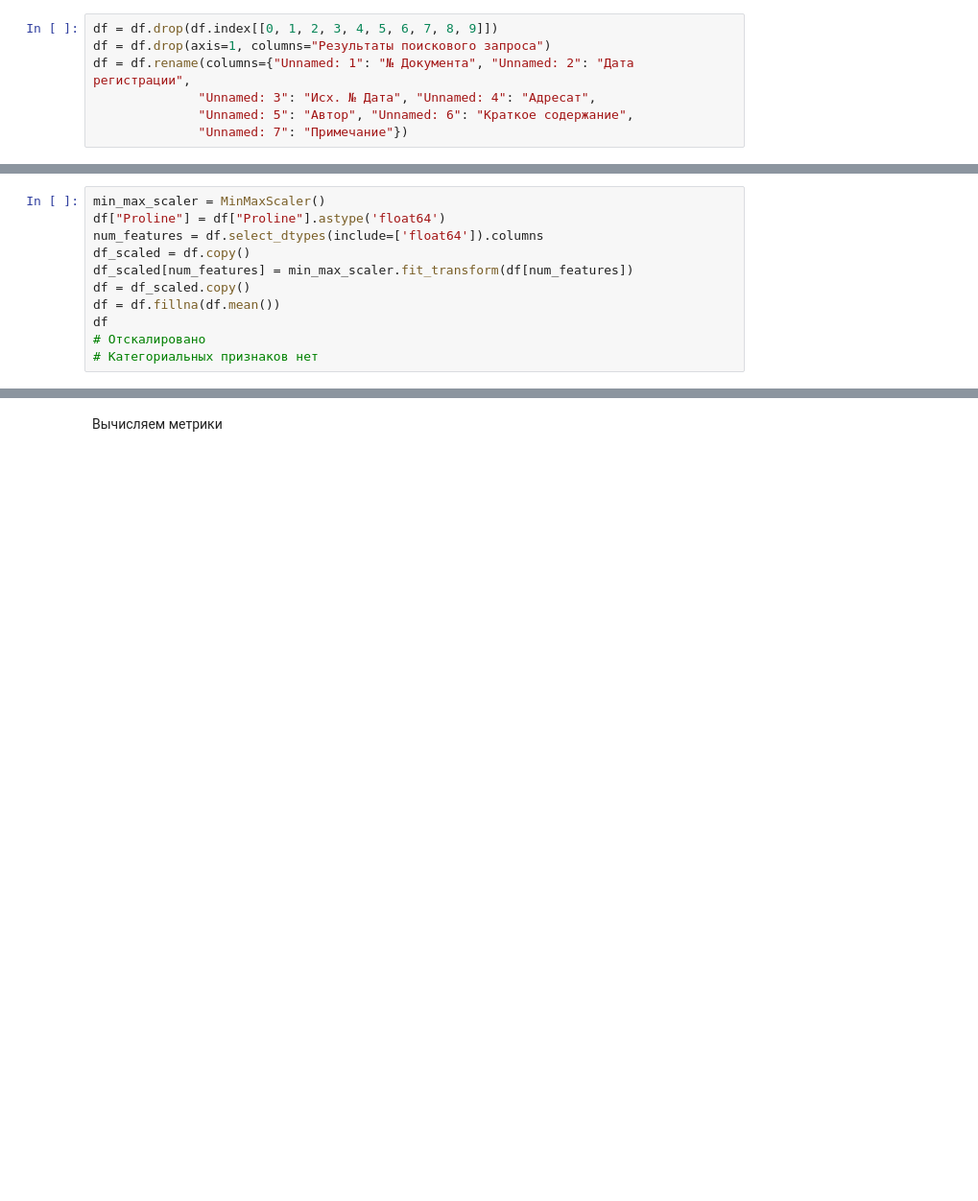
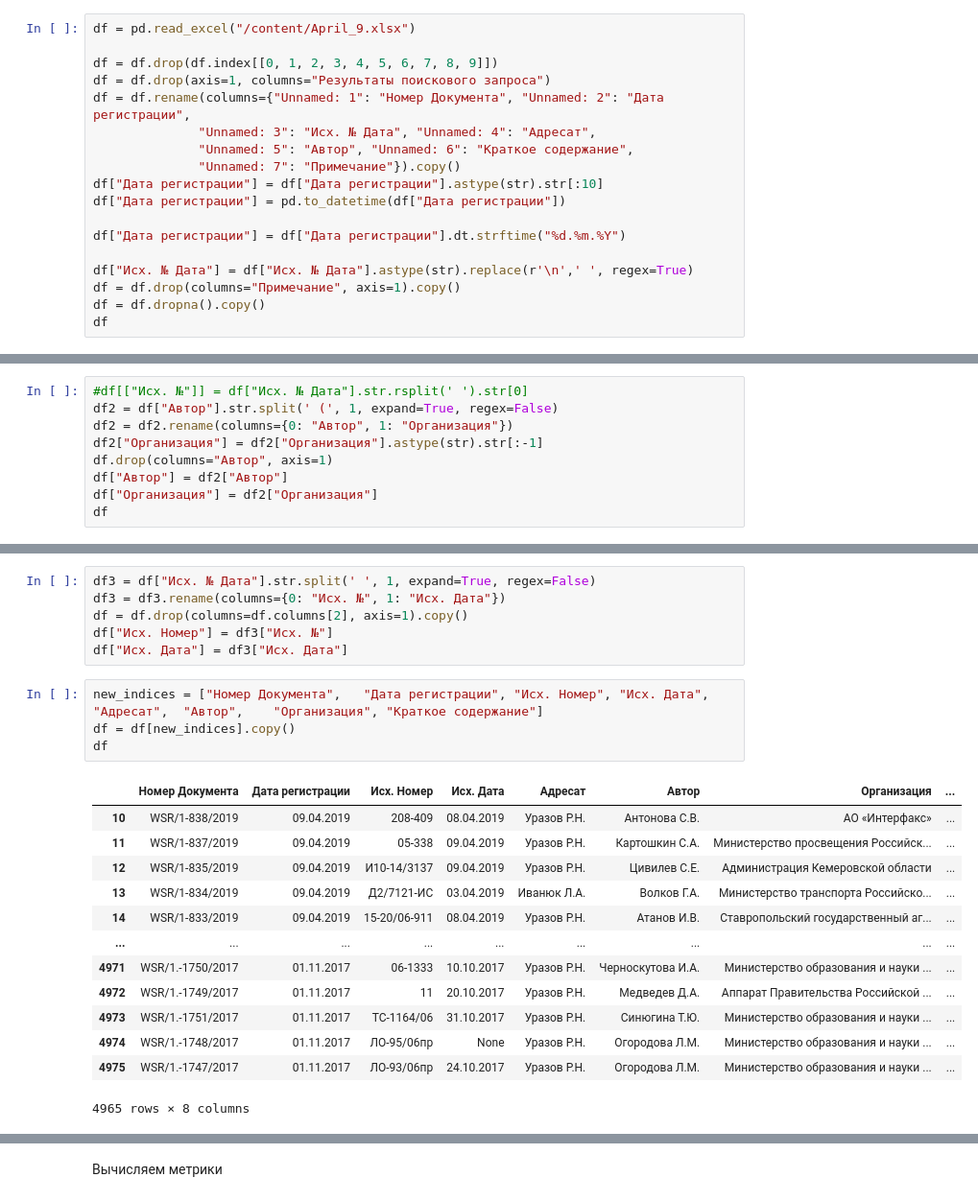
Before and after one commit to YLysov0017/Pproject, a Jupyter notebook: EXAMNE.ipynb, the cells around one changed output, grey strips where cells are left out. Shown at 96% size. Saved outputs shown, nothing was run; the diff lists cells and outputs as text; blank space fills up the shorter version.

```diff
--- a/EXAMNE.ipynb
+++ b/EXAMNE.ipynb
@@ -60,7 +66,18 @@ df
 # %%
+df = pd.read_excel("/content/April_9.xlsx")
+
 df = df.drop(df.index[[0, 1, 2, 3, 4, 5, 6, 7, 8, 9]])
 df = df.drop(axis=1, columns="Результаты поискового запроса")
-df = df.rename(columns={"Unnamed: 1": "№ Документа", "Unnamed: 2": "Дата регистрации",
+df = df.rename(columns={"Unnamed: 1": "Номер Документа", "Unnamed: 2": "Дата регистрации",
               "Unnamed: 3": "Исх. № Дата", "Unnamed: 4": "Адресат",
               "Unnamed: 5": "Автор", "Unnamed: 6": "Краткое содержание",
-              "Unnamed: 7": "Примечание"})
+              "Unnamed: 7": "Примечание"}).copy()
+df["Дата регистрации"] = df["Дата регистрации"].astype(str).str[:10]
+df["Дата регистрации"] = pd.to_datetime(df["Дата регистрации"])
+
+df["Дата регистрации"] = df["Дата регистрации"].dt.strftime("%d.%m.%Y")
+
+df["Исх. № Дата"] = df["Исх. № Дата"].astype(str).replace(r'\n',' ', regex=True)
+df = df.drop(columns="Примечание", axis=1).copy()
+df = df.dropna().copy()
+df
@@ -117,11 +97,0 @@ df.describe()
-# %%
-min_max_scaler = MinMaxScaler()
-df["Proline"] = df["Proline"].astype('float64')
-num_features = df.select_dtypes(include=['float64']).columns
-df_scaled = df.copy()
-df_scaled[num_features] = min_max_scaler.fit_transform(df[num_features])
-df = df_scaled.copy()
-df = df.fillna(df.mean())
-df
-# Отскалировано
-# Категориальных признаков нет
@@ -141,0 +102,9 @@ df
+# %%
+#df[["Исх. №"]] = df["Исх. № Дата"].str.rsplit(' ').str[0]
+df2 = df["Автор"].str.split(' (', 1, expand=True, regex=False)
+df2 = df2.rename(columns={0: "Автор", 1: "Организация"})
+df2["Организация"] = df2["Организация"].astype(str).str[:-1]
+df.drop(columns="Автор", axis=1)
+df["Автор"] = df2["Автор"]
+df["Организация"] = df2["Организация"]
+df
@@ -141,0 +125,24 @@ df
+# %%
+df3 = df["Исх. № Дата"].str.split(' ', 1, expand=True, regex=False)
+df3 = df3.rename(columns={0: "Исх. №", 1: "Исх. Дата"})
+df = df.drop(columns=df.columns[2], axis=1).copy()
+df["Исх. Номер"] = df3["Исх. №"]
+df["Исх. Дата"] = df3["Исх. Дата"]
+# %%
+new_indices = ["Номер Документа",	"Дата регистрации", "Исх. Номер", "Исх. Дата", "Адресат",	"Автор",	"Организация", "Краткое содержание"]
+df = df[new_indices].copy()
+df
+# %% [output]
+|  | Номер Документа | Дата регистрации | Исх. Номер | Исх. Дата | Адресат | Автор | Организация | ... |
+| 10 | WSR/1-838/2019 | 09.04.2019 | 208-409 | 08.04.2019 | Уразов Р.Н. | Антонова С.В. | АО «Интерфакс» | ... |
+| 11 | WSR/1-837/2019 | 09.04.2019 | 05-338 | 09.04.2019 | Уразов Р.Н. | Картошкин С.А. | Министерство просвещения Российск... | ... |
+| 12 | WSR/1-835/2019 | 09.04.2019 | И10-14/3137 | 09.04.2019 | Уразов Р.Н. | Цивилев С.Е. | Администрация Кемеровской области | ... |
+| 13 | WSR/1-834/2019 | 09.04.2019 | Д2/7121-ИС | 03.04.2019 | Иванюк Л.А. | Волков Г.А. | Министерство транспорта Российско... | ... |
+| 14 | WSR/1-833/2019 | 09.04.2019 | 15-20/06-911 | 08.04.2019 | Уразов Р.Н. | Атанов И.В. | Ставропольский государственный аг... | ... |
+| ... | ... | ... | ... | ... | ... | ... | ... | ... |
+| 4971 | WSR/1.-1750/2017 | 01.11.2017 | 06-1333 | 10.10.2017 | Уразов Р.Н. | Черноскутова И.А. | Министерство образования и науки ... | ... |
+| 4972 | WSR/1.-1749/2017 | 01.11.2017 | 11 | 20.10.2017 | Уразов Р.Н. | Медведев Д.А. | Аппарат Правительства Российской ... | ... |
+| 4973 | WSR/1.-1751/2017 | 01.11.2017 | ТС-1164/06 | 31.10.2017 | Уразов Р.Н. | Синюгина Т.Ю. | Министерство образования и науки ... | ... |
+| 4974 | WSR/1.-1748/2017 | 01.11.2017 | ЛО-95/06пр | None | Уразов Р.Н. | Огородова Л.М. | Министерство образования и науки ... | ... |
+| 4975 | WSR/1.-1747/2017 | 01.11.2017 | ЛО-93/06пр | 24.10.2017 | Уразов Р.Н. | Огородова Л.М. | Министерство образования и науки ... | ... |
+4965 rows × 8 columns
```
Also changed, not shown: parts of 37 cells of this notebook.
